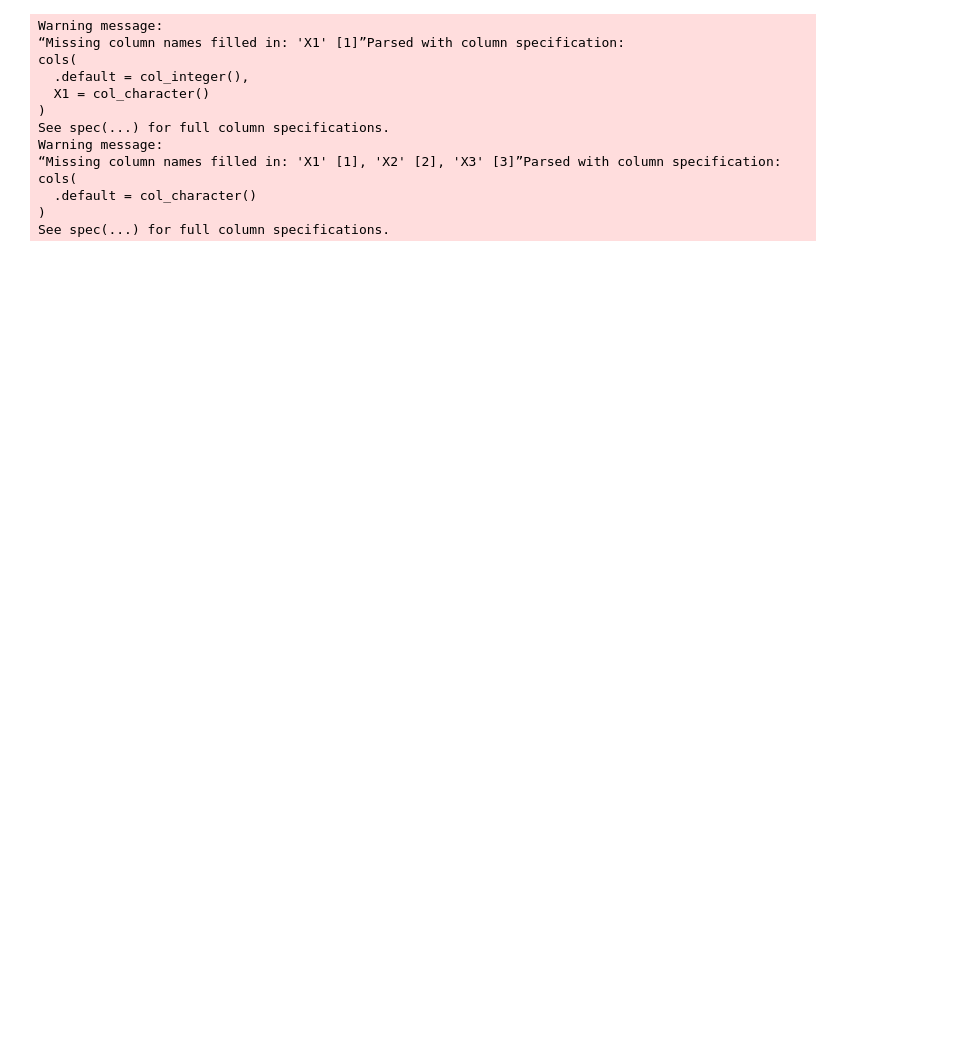
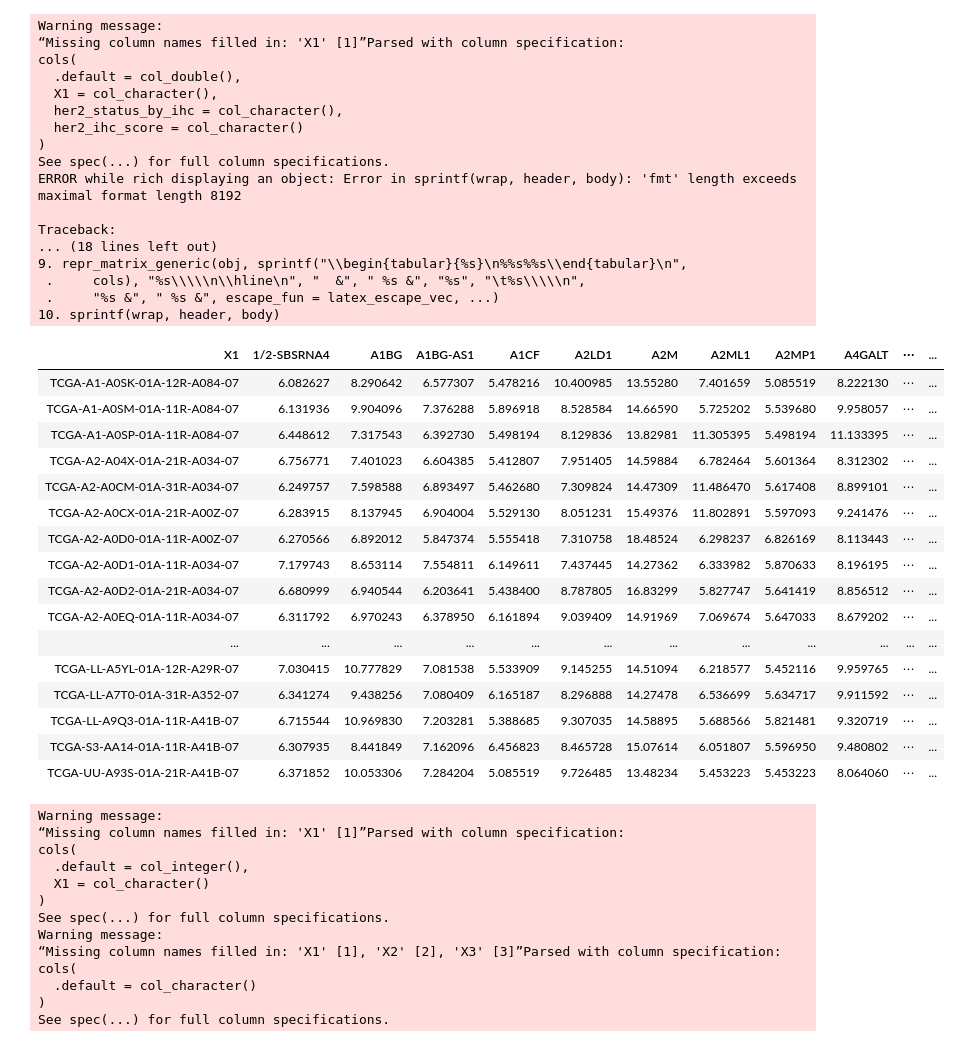
Before and after one commit to zence/SCCR, a Jupyter notebook: rscripts/DataTransformer.ipynb, the cells around one changed output. Drawn from its saved outputs; the diff is of its cells as text; code cells hidden in the pictures; blank space fills up the shorter version.

```diff
--- a/rscripts/DataTransformer.ipynb
+++ b/rscripts/DataTransformer.ipynb
@@ -47,0 +143,37 @@ Loading required package: preprocessCore
+# %%
+as.data.frame(read_tsv("../data/vsd_posneg_score.tsv"))
+# %% [output]
+Warning message:
+“Missing column names filled in: 'X1' [1]”Parsed with column specification:
+cols(
+  .default = col_double(),
+  X1 = col_character(),
+  her2_status_by_ihc = col_character(),
+  her2_ihc_score = col_character()
+)
+See spec(...) for full column specifications.
+ERROR while rich displaying an object: Error in sprintf(wrap, header, body): 'fmt' length exceeds maximal format length 8192
+
+Traceback:
+... (18 lines left out)
+9. repr_matrix_generic(obj, sprintf("\\begin{tabular}{%s}\n%%s%%s\\end{tabular}\n",
+ .     cols), "%s\\\\\n\\hline\n", "  &", " %s &", "%s", "\t%s\\\\\n",
+ .     "%s &", " %s &", escape_fun = latex_escape_vec, ...)
+10. sprintf(wrap, header, body)
+| X1 | 1/2-SBSRNA4 | A1BG | A1BG-AS1 | A1CF | A2LD1 | A2M | A2ML1 | A2MP1 | A4GALT | ⋯ | ... |
+| TCGA-A1-A0SK-01A-12R-A084-07 | 6.082627 | 8.290642 | 6.577307 | 5.478216 | 10.400985 | 13.55280 | 7.401659 | 5.085519 | 8.222130 | ⋯ | ... |
+| TCGA-A1-A0SM-01A-11R-A084-07 | 6.131936 | 9.904096 | 7.376288 | 5.896918 | 8.528584 | 14.66590 | 5.725202 | 5.539680 | 9.958057 | ⋯ | ... |
+| TCGA-A1-A0SP-01A-11R-A084-07 | 6.448612 | 7.317543 | 6.392730 | 5.498194 | 8.129836 | 13.82981 | 11.305395 | 5.498194 | 11.133395 | ⋯ | ... |
+| TCGA-A2-A04X-01A-21R-A034-07 | 6.756771 | 7.401023 | 6.604385 | 5.412807 | 7.951405 | 14.59884 | 6.782464 | 5.601364 | 8.312302 | ⋯ | ... |
+| TCGA-A2-A0CM-01A-31R-A034-07 | 6.249757 | 7.598588 | 6.893497 | 5.462680 | 7.309824 | 14.47309 | 11.486470 | 5.617408 | 8.899101 | ⋯ | ... |
+| TCGA-A2-A0CX-01A-21R-A00Z-07 | 6.283915 | 8.137945 | 6.904004 | 5.529130 | 8.051231 | 15.49376 | 11.802891 | 5.597093 | 9.241476 | ⋯ | ... |
+| TCGA-A2-A0D0-01A-11R-A00Z-07 | 6.270566 | 6.892012 | 5.847374 | 5.555418 | 7.310758 | 18.48524 | 6.298237 | 6.826169 | 8.113443 | ⋯ | ... |
+| TCGA-A2-A0D1-01A-11R-A034-07 | 7.179743 | 8.653114 | 7.554811 | 6.149611 | 7.437445 | 14.27362 | 6.333982 | 5.870633 | 8.196195 | ⋯ | ... |
+| TCGA-A2-A0D2-01A-21R-A034-07 | 6.680999 | 6.940544 | 6.203641 | 5.438400 | 8.787805 | 16.83299 | 5.827747 | 5.641419 | 8.856512 | ⋯ | ... |
+| TCGA-A2-A0EQ-01A-11R-A034-07 | 6.311792 | 6.970243 | 6.378950 | 6.161894 | 9.039409 | 14.91969 | 7.069674 | 5.647033 | 8.679202 | ⋯ | ... |
+| ... | ... | ... | ... | ... | ... | ... | ... | ... | ... | ... | ... |
+| TCGA-LL-A5YL-01A-12R-A29R-07 | 7.030415 | 10.777829 | 7.081538 | 5.533909 | 9.145255 | 14.51094 | 6.218577 | 5.452116 | 9.959765 | ⋯ | ... |
+| TCGA-LL-A7T0-01A-31R-A352-07 | 6.341274 | 9.438256 | 7.080409 | 6.165187 | 8.296888 | 14.27478 | 6.536699 | 5.634717 | 9.911592 | ⋯ | ... |
+| TCGA-LL-A9Q3-01A-11R-A41B-07 | 6.715544 | 10.969830 | 7.203281 | 5.388685 | 9.307035 | 14.58895 | 5.688566 | 5.821481 | 9.320719 | ⋯ | ... |
+| TCGA-S3-AA14-01A-11R-A41B-07 | 6.307935 | 8.441849 | 7.162096 | 6.456823 | 8.465728 | 15.07614 | 6.051807 | 5.596950 | 9.480802 | ⋯ | ... |
+| TCGA-UU-A93S-01A-21R-A41B-07 | 6.371852 | 10.053306 | 7.284204 | 5.085519 | 9.726485 | 13.48234 | 5.453223 | 5.453223 | 8.064060 | ⋯ | ... |
```
Also changed, not shown: parts of 9 cells of this notebook, 1 other file.
